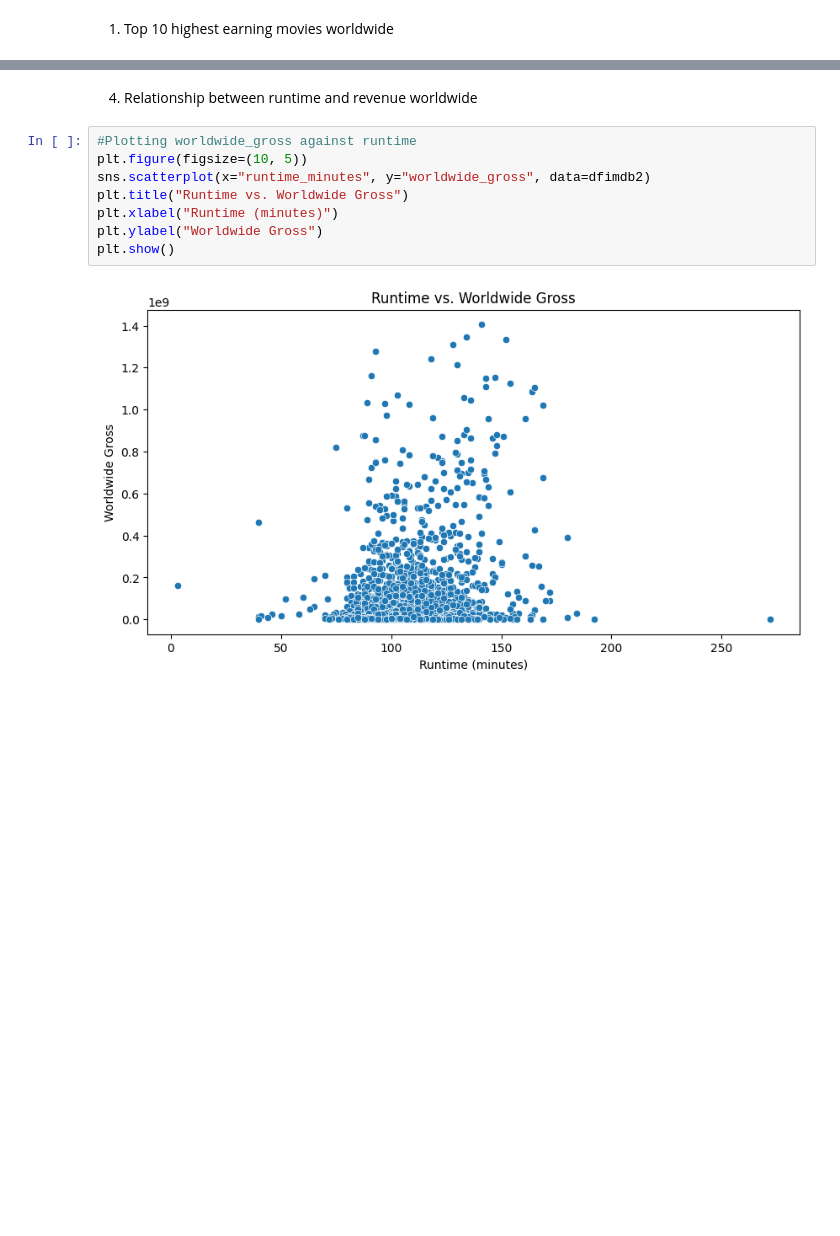
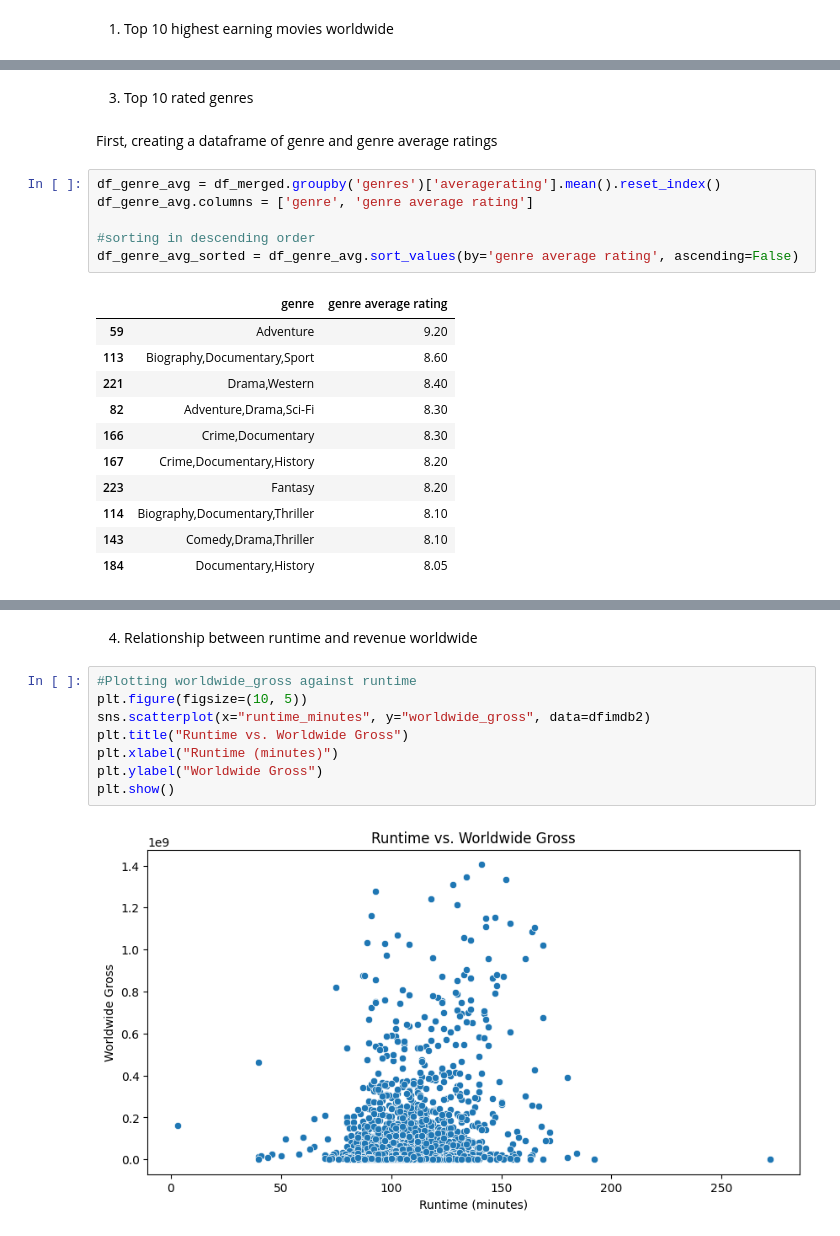
Before and after one commit to retiredboy/Microsoft-Studio-Box-Office-Analysis, a Jupyter notebook: dsc-phase1-project-template.ipynb, the cells around one changed output, grey strips where cells are left out. Saved outputs shown, nothing was run; the diff lists cells and outputs as text; blank space fills up the shorter version.

```diff
--- a/dsc-phase1-project-template.ipynb
+++ b/dsc-phase1-project-template.ipynb
@@ -498 +519,23 @@ plt.show()
+# %% [markdown]
+3. Top 10 rated genres
+# %% [markdown]
+First, creating a dataframe of genre and genre average ratings
+# %%
+df_genre_avg = df_merged.groupby('genres')['averagerating'].mean().reset_index()
+df_genre_avg.columns = ['genre', 'genre average rating']
+
+#sorting in descending order
+df_genre_avg_sorted = df_genre_avg.sort_values(by='genre average rating', ascending=False)
+# %% [output]
+|  | genre | genre average rating |
+| 59 | Adventure | 9.20 |
+| 113 | Biography,Documentary,Sport | 8.60 |
+| 221 | Drama,Western | 8.40 |
+| 82 | Adventure,Drama,Sci-Fi | 8.30 |
+| 166 | Crime,Documentary | 8.30 |
+| 167 | Crime,Documentary,History | 8.20 |
+| 223 | Fantasy | 8.20 |
+| 114 | Biography,Documentary,Thriller | 8.10 |
+| 143 | Comedy,Drama,Thriller | 8.10 |
+| 184 | Documentary,History | 8.05 |
 # %%
```
Also changed, not shown: parts of 15 cells of this notebook.
